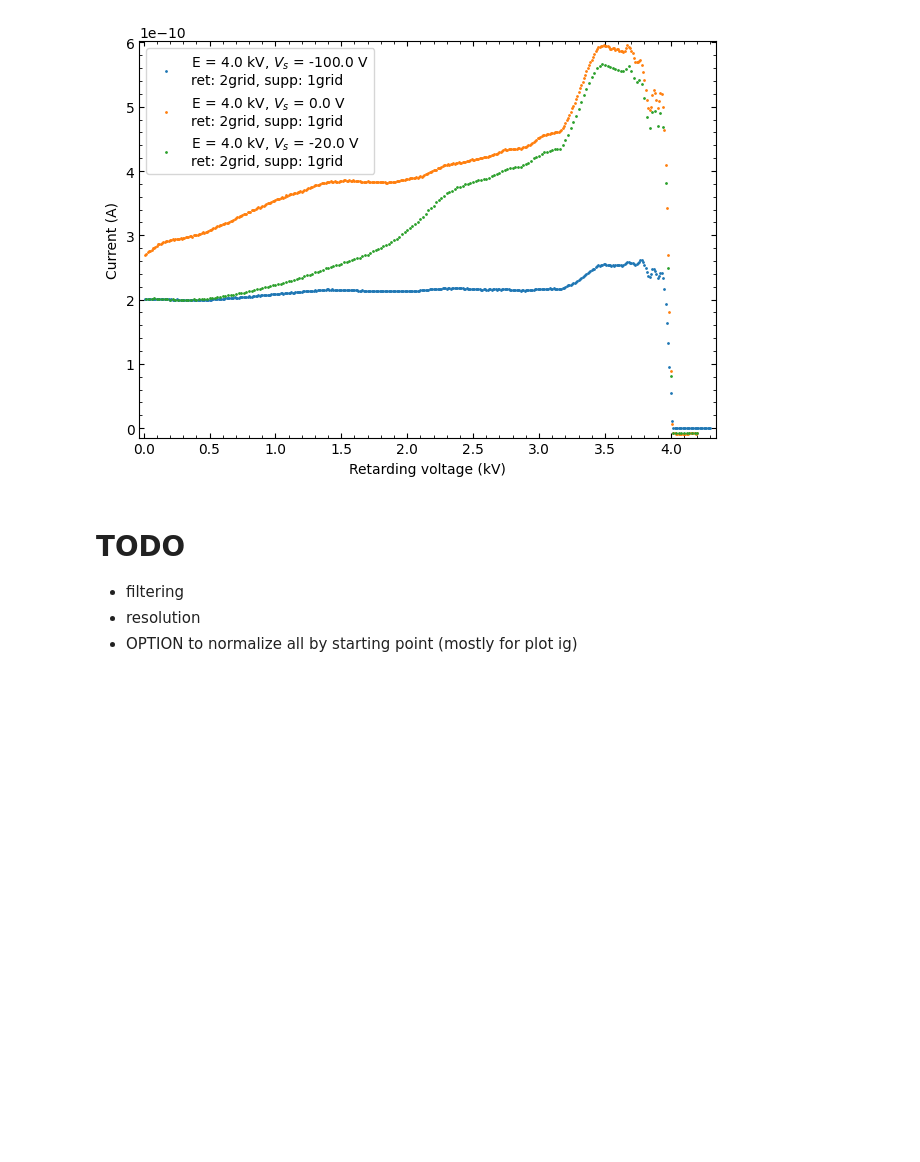
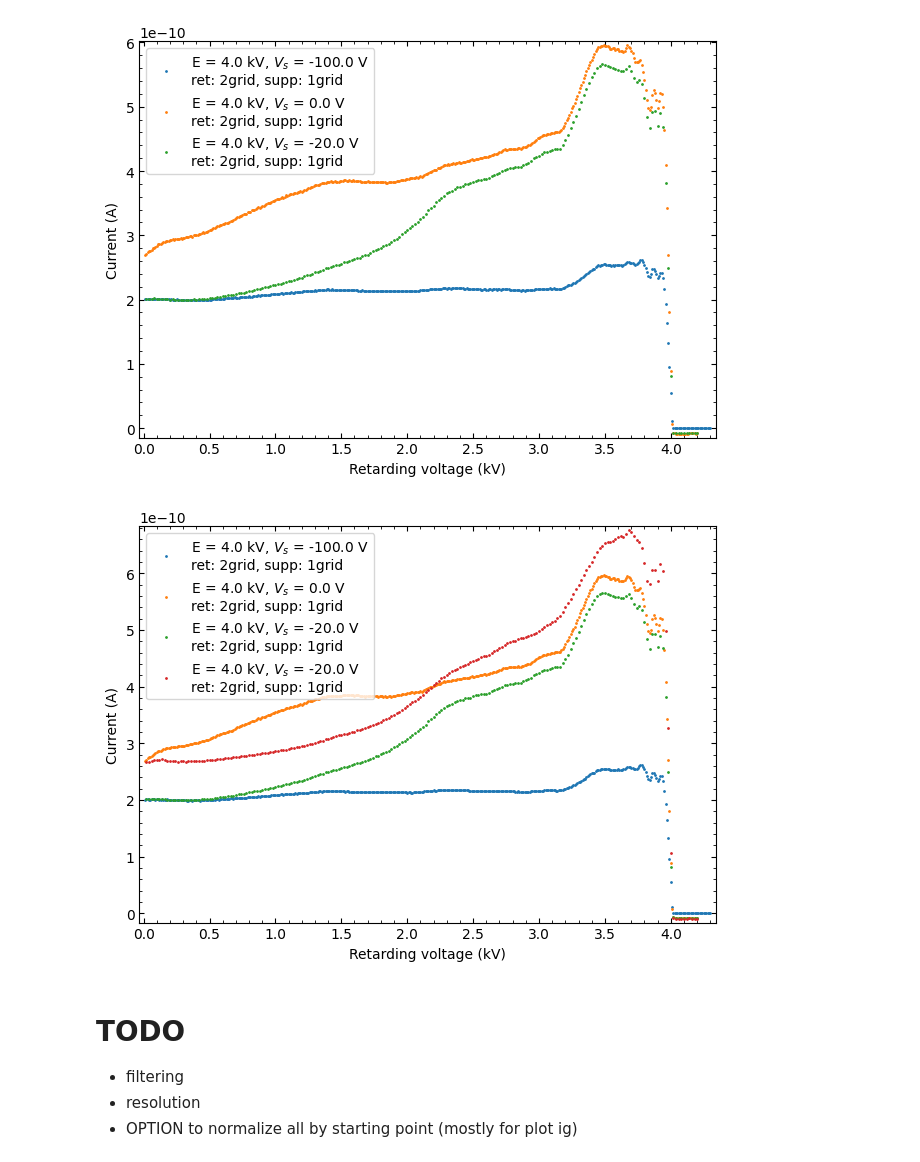
Before and after one commit to naki23/PL4-RFA, a Jupyter notebook: RFA_main.ipynb, the cells around one changed output. Drawn from its saved outputs; the diff is of its cells as text; code cells hidden in the pictures; blank space fills up the shorter version.

Commit message:
filtering

```diff
--- a/RFA_main.ipynb
+++ b/RFA_main.ipynb
@@ -108,6 +108,11 @@ class RFAData:
                     self.wien_voltage = float(value) if value else 0.0
                 elif field == "Sweep start (kV)":
                     self.sweep_start = float(value) if value else 0.0
+                    # set if peak or whole
+                    if self.sweep_start <= 0.1:
+                        self.is_peak = False
+                    else:
+                        self.is_peak = True
                 elif field == "Sweep end (kV)":
                     self.sweep_end = float(value) if value else 0.0
                 elif field == "Sweep step (V)":
@@ -218,6 +223,20 @@ def basic_plot(rfa_datas, show=True):
 basic_plot(all_rfa_datas[:3])
 # %% [output]
 [figure]
+# %%
+def filtered(day=None, energy=None, is_peak=None, supp_voltage=None, all_data=all_rfa_datas):
+    """Filter the RFA data based on the given parameters. If one is None, it is not used for filtering.
+        Energy in kV, supp_voltage in V."""
+    return [data for data in all_data if all([
+        day is None or data.measurement_day == day,
+        energy is None or data.energy == energy,
+        is_peak is None or data.is_peak == is_peak,
+        supp_voltage is None or data.suppressor_voltage == supp_voltage
+    ])]
+
+basic_plot(filtered(day=1, energy=4, is_peak=False))
+# %% [output]
+[figure, added]
 # %% [markdown]
 # TODO
 - filtering
```
